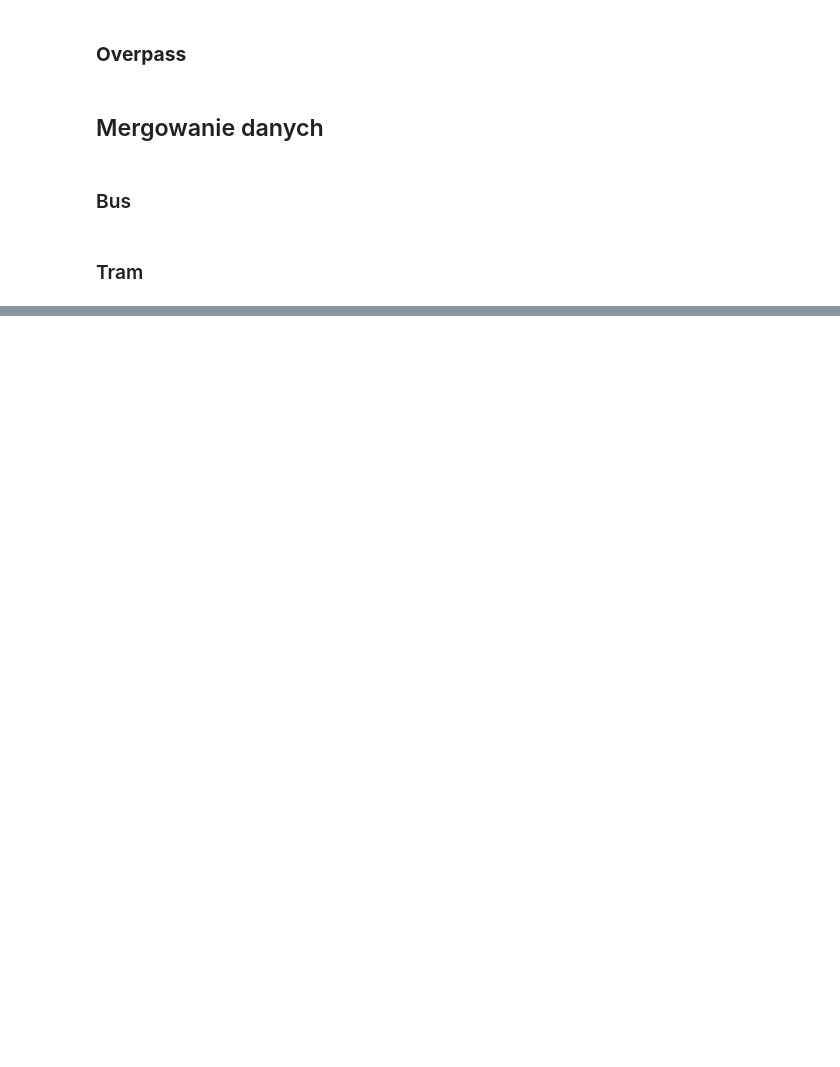
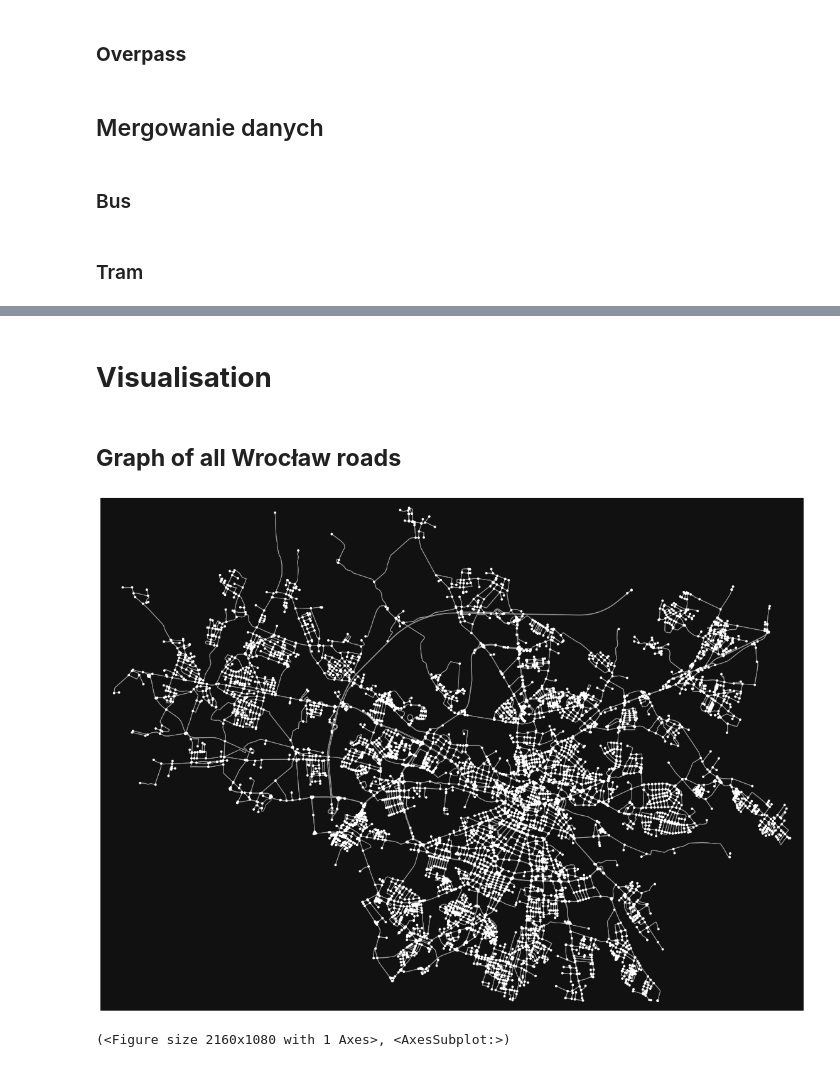
Before and after one commit to ProtossLuigi/komunikacja-miejska-projekt, a Jupyter notebook: komunikacja_miejska.ipynb, the cells around one changed output, grey strips where cells are left out. Drawn from its saved outputs; the diff is of its cells as text; code cells hidden in the pictures; blank space fills up the shorter version.

```diff
--- a/komunikacja_miejska.ipynb
+++ b/komunikacja_miejska.ipynb
@@ -176,0 +276,9 @@ ox.plot_graph(G, figsize=(40, 20))
+# %% [markdown]
+# **Visualisation**
+# %% [markdown]
+## **Graph of all Wrocław roads**
+# %%
+ox.plot_graph(roads_graph, figsize=(30, 15))
+# %% [output]
+[figure, added]
+(<Figure size 2160x1080 with 1 Axes>, <AxesSubplot:>)
```
Also changed, not shown: parts of 58 cells of this notebook, 1 other file.
